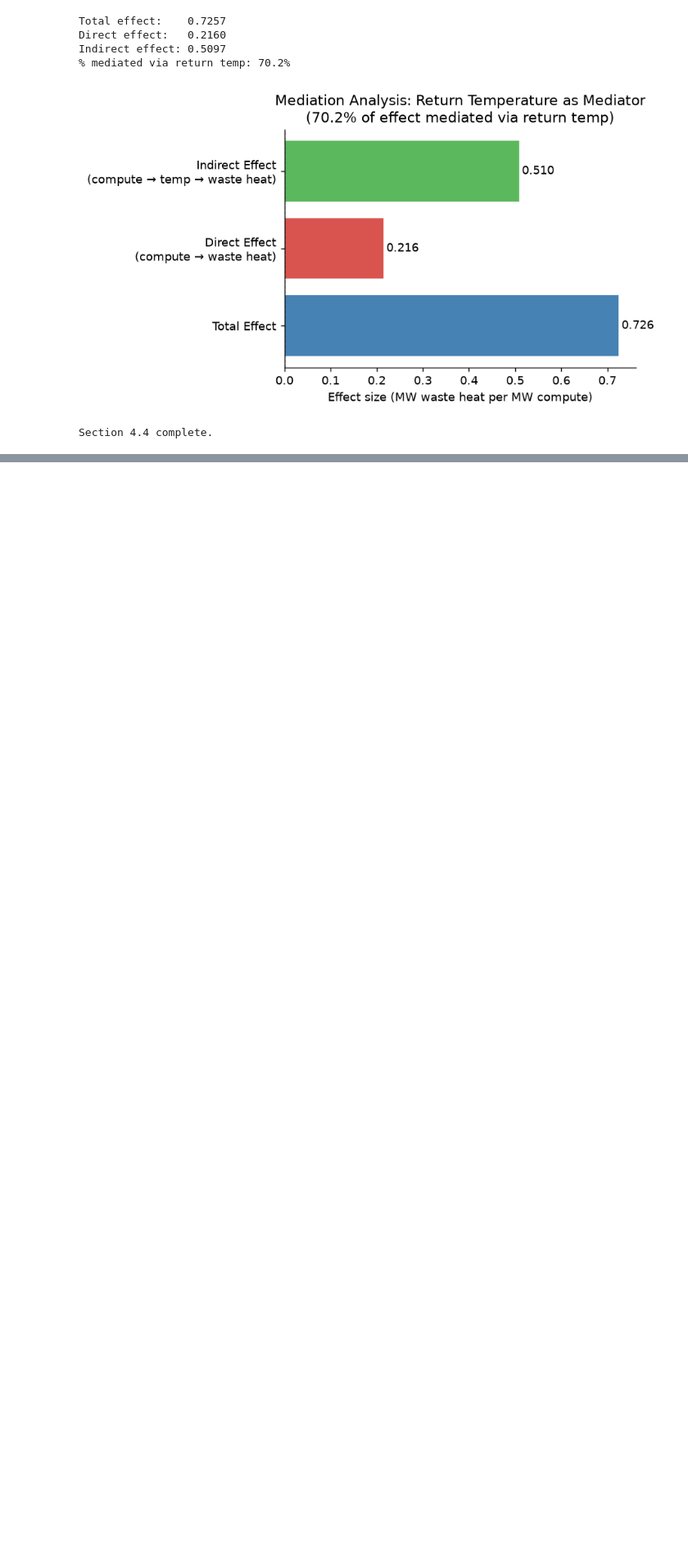
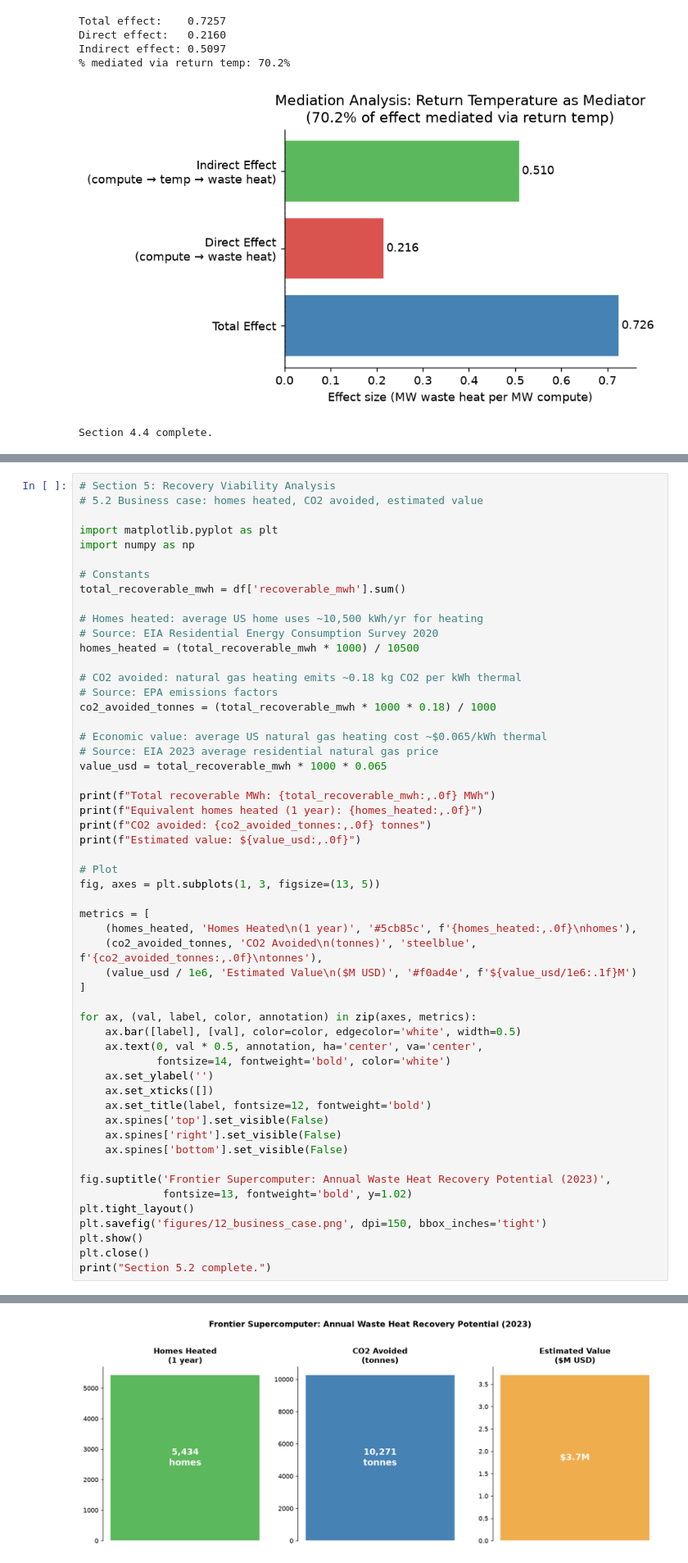
Before and after one commit to Data-Laur/thermal-intelligence-hpc, a Jupyter notebook: data/thermal_intelligence.ipynb, the cells around one changed output, grey strips where cells are left out. Shown at 82% size. Cells and saved outputs as stored; diff of their text form; blank space fills up the shorter version.

```diff
--- a/data/thermal_intelligence.ipynb
+++ b/data/thermal_intelligence.ipynb
@@ -728,0 +803,55 @@ Section 4.4 complete.
+# %%
+# Section 5: Recovery Viability Analysis
+# 5.2 Business case: homes heated, CO2 avoided, estimated value
+
+import matplotlib.pyplot as plt
+import numpy as np
+
+# Constants
+total_recoverable_mwh = df['recoverable_mwh'].sum()
+
+# Homes heated: average US home uses ~10,500 kWh/yr for heating
+# Source: EIA Residential Energy Consumption Survey 2020
+homes_heated = (total_recoverable_mwh * 1000) / 10500
+
+# CO2 avoided: natural gas heating emits ~0.18 kg CO2 per kWh thermal
+# Source: EPA emissions factors
+co2_avoided_tonnes = (total_recoverable_mwh * 1000 * 0.18) / 1000
+
+# Economic value: average US natural gas heating cost ~$0.065/kWh thermal
+# Source: EIA 2023 average residential natural gas price
+value_usd = total_recoverable_mwh * 1000 * 0.065
+
+print(f"Total recoverable MWh: {total_recoverable_mwh:,.0f} MWh")
+print(f"Equivalent homes heated (1 year): {homes_heated:,.0f}")
+print(f"CO2 avoided: {co2_avoided_tonnes:,.0f} tonnes")
+print(f"Estimated value: ${value_usd:,.0f}")
+
+# Plot
+fig, axes = plt.subplots(1, 3, figsize=(13, 5))
+
+metrics = [
+    (homes_heated, 'Homes Heated\n(1 year)', '#5cb85c', f'{homes_heated:,.0f}\nhomes'),
+    (co2_avoided_tonnes, 'CO2 Avoided\n(tonnes)', 'steelblue', f'{co2_avoided_tonnes:,.0f}\ntonnes'),
+    (value_usd / 1e6, 'Estimated Value\n($M USD)', '#f0ad4e', f'${value_usd/1e6:.1f}M')
+]
+
+for ax, (val, label, color, annotation) in zip(axes, metrics):
+    ax.bar([label], [val], color=color, edgecolor='white', width=0.5)
+    ax.text(0, val * 0.5, annotation, ha='center', va='center',
+            fontsize=14, fontweight='bold', color='white')
+    ax.set_ylabel('')
+    ax.set_xticks([])
+    ax.set_title(label, fontsize=12, fontweight='bold')
+    ax.spines['top'].set_visible(False)
+    ax.spines['right'].set_visible(False)
+    ax.spines['bottom'].set_visible(False)
+
+fig.suptitle('Frontier Supercomputer: Annual Waste Heat Recovery Potential (2023)',
+             fontsize=13, fontweight='bold', y=1.02)
+plt.tight_layout()
+plt.savefig('figures/12_business_case.png', dpi=150, bbox_inches='tight')
+plt.show()
+plt.close()
+print("Section 5.2 complete.")
+# %% [output]
@@ -728,0 +862 @@ Section 4.4 complete.
+[figure, added]
```
Also changed, not shown: parts of 8 cells of this notebook, 2 other files.
